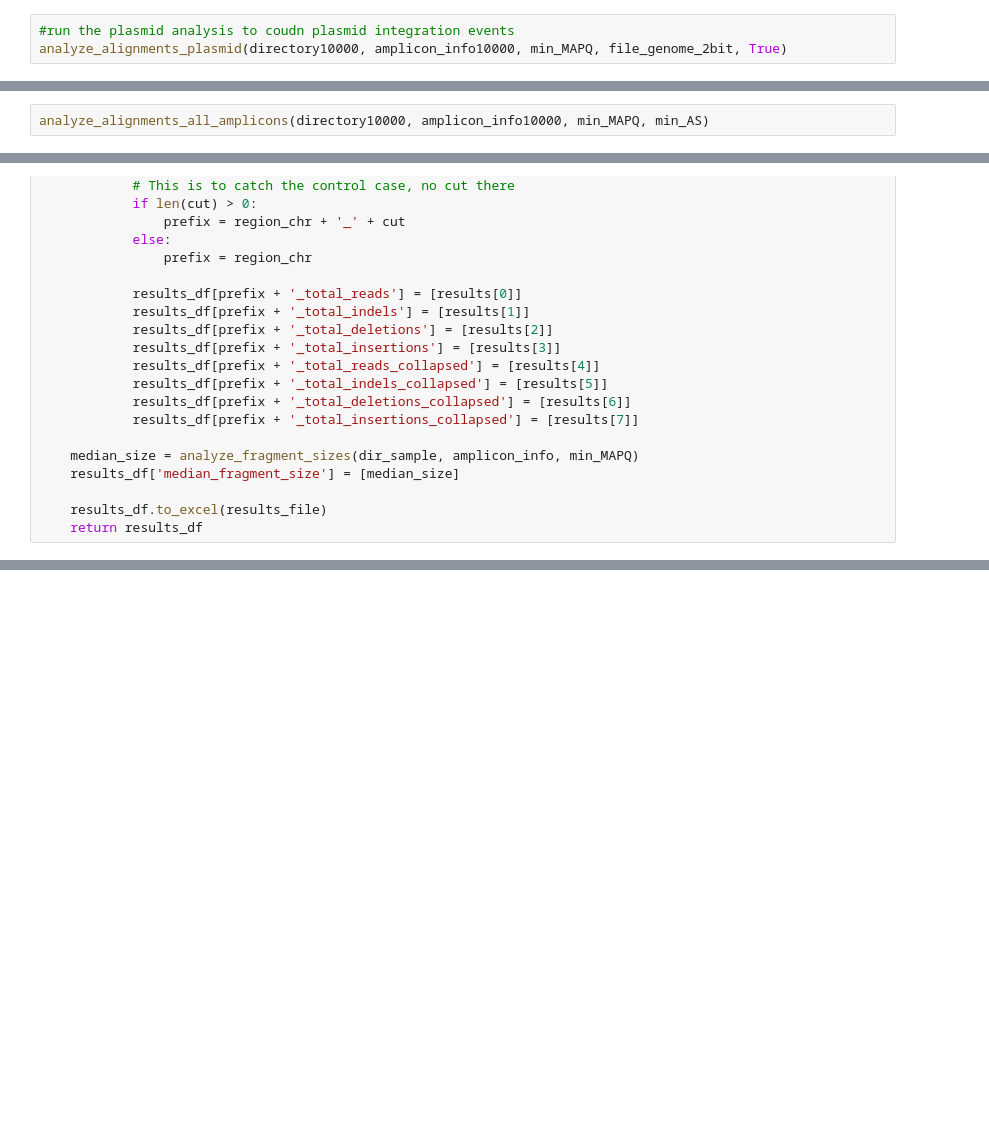
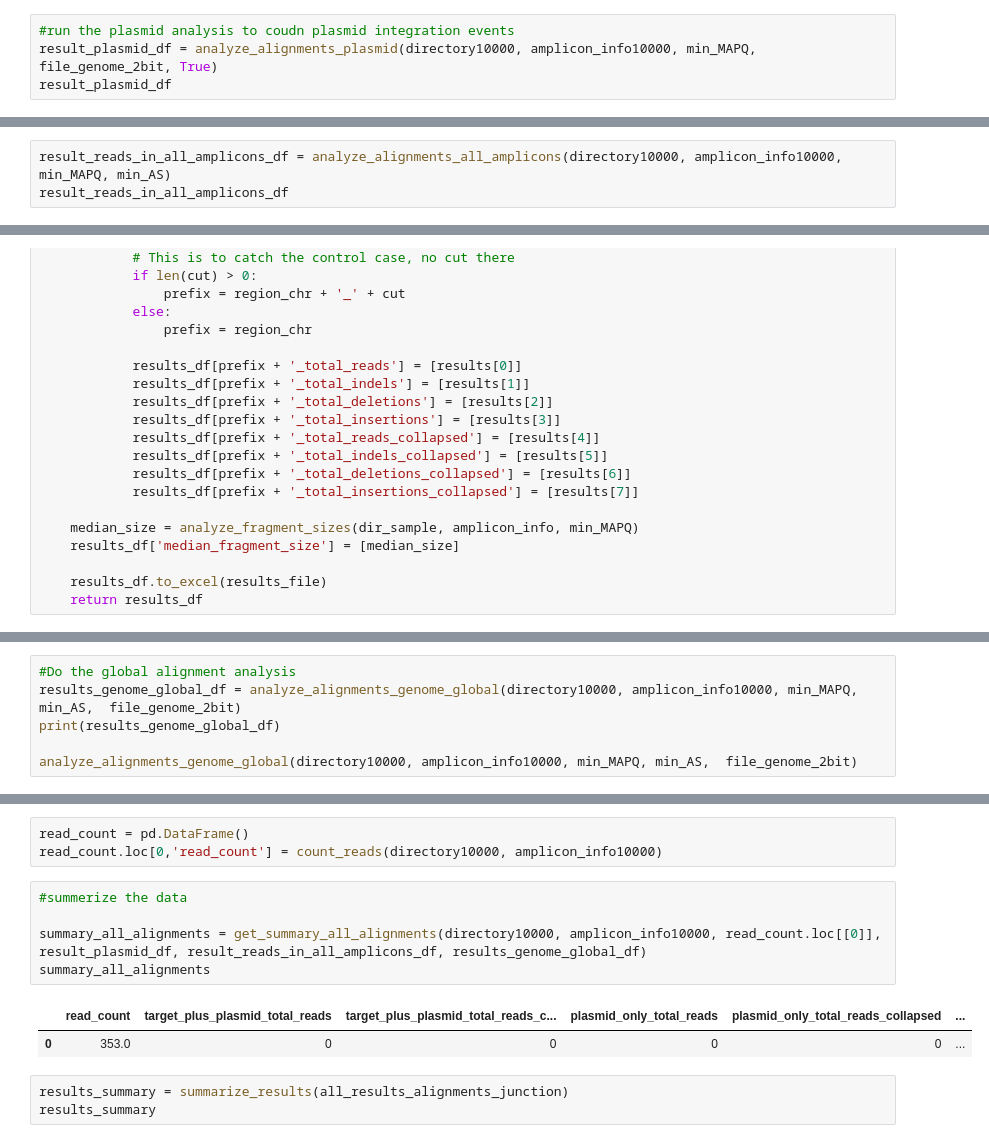
Before and after one commit to jaynagpaul/REPlacE_Analysis, a Jupyter notebook: PolbFwd_Uditas_Analysis.ipynb, the cells around one changed output, grey strips where cells are left out. Saved outputs shown, nothing was run; the diff lists cells and outputs as text; blank space fills up the shorter version.

Commit message:
working analysis of REPLACE notebook with output too sheets

```diff
--- a/PolbFwd_Uditas_Analysis.ipynb
+++ b/PolbFwd_Uditas_Analysis.ipynb
@@ -1019,5 +1019,6 @@ def create_barcode_dict(filename):
     return barcode_dict
 # %%
 #run the plasmid analysis to coudn plasmid integration events
-analyze_alignments_plasmid(directory10000, amplicon_info10000, min_MAPQ, file_genome_2bit, True)
+result_plasmid_df = analyze_alignments_plasmid(directory10000, amplicon_info10000, min_MAPQ, file_genome_2bit, True)
+result_plasmid_df
 # %% [output]
@@ -1207,7 +1207,8 @@ def analyze_alignments_all_amplicons(dir_sample, amplicon_info, min_MAPQ, min_AS
 
     return results_df
 # %%
-analyze_alignments_all_amplicons(directory10000, amplicon_info10000, min_MAPQ, min_AS)
+result_reads_in_all_amplicons_df = analyze_alignments_all_amplicons(directory10000, amplicon_info10000, min_MAPQ, min_AS)
+result_reads_in_all_amplicons_df
 # %% [output]
 number of reads 353
 number of unique umis 160
@@ -1644,0 +1808,6 @@ analyze_alignments(directory10000, amplicon_info10000, window_size, amplicon_win
+# %%
+#Do the global alignment analysis
+results_genome_global_df = analyze_alignments_genome_global(directory10000, amplicon_info10000, min_MAPQ, min_AS,  file_genome_2bit)
+print(results_genome_global_df)
+
+analyze_alignments_genome_global(directory10000, amplicon_info10000, min_MAPQ, min_AS,  file_genome_2bit)
@@ -1644,0 +1924,14 @@ analyze_alignments(directory10000, amplicon_info10000, window_size, amplicon_win
+# %%
+read_count = pd.DataFrame()
+read_count.loc[0,'read_count'] = count_reads(directory10000, amplicon_info10000)
+# %%
+#summerize the data
+
+summary_all_alignments = get_summary_all_alignments(directory10000, amplicon_info10000, read_count.loc[[0]], result_plasmid_df, result_reads_in_all_amplicons_df, results_genome_global_df)
+summary_all_alignments
+# %% [output]
+|  | read_count | target_plus_plasmid_total_reads | target_plus_plasmid_total_reads_c... | plasmid_only_total_reads | plasmid_only_total_reads_collapsed | ... |
+| 0 | 353.0 | 0 | 0 | 0 | 0 | ... |
+# %%
+results_summary = summarize_results(all_results_alignments_junction)
+results_summary
```
Also changed, not shown: parts of 11 cells of this notebook.
